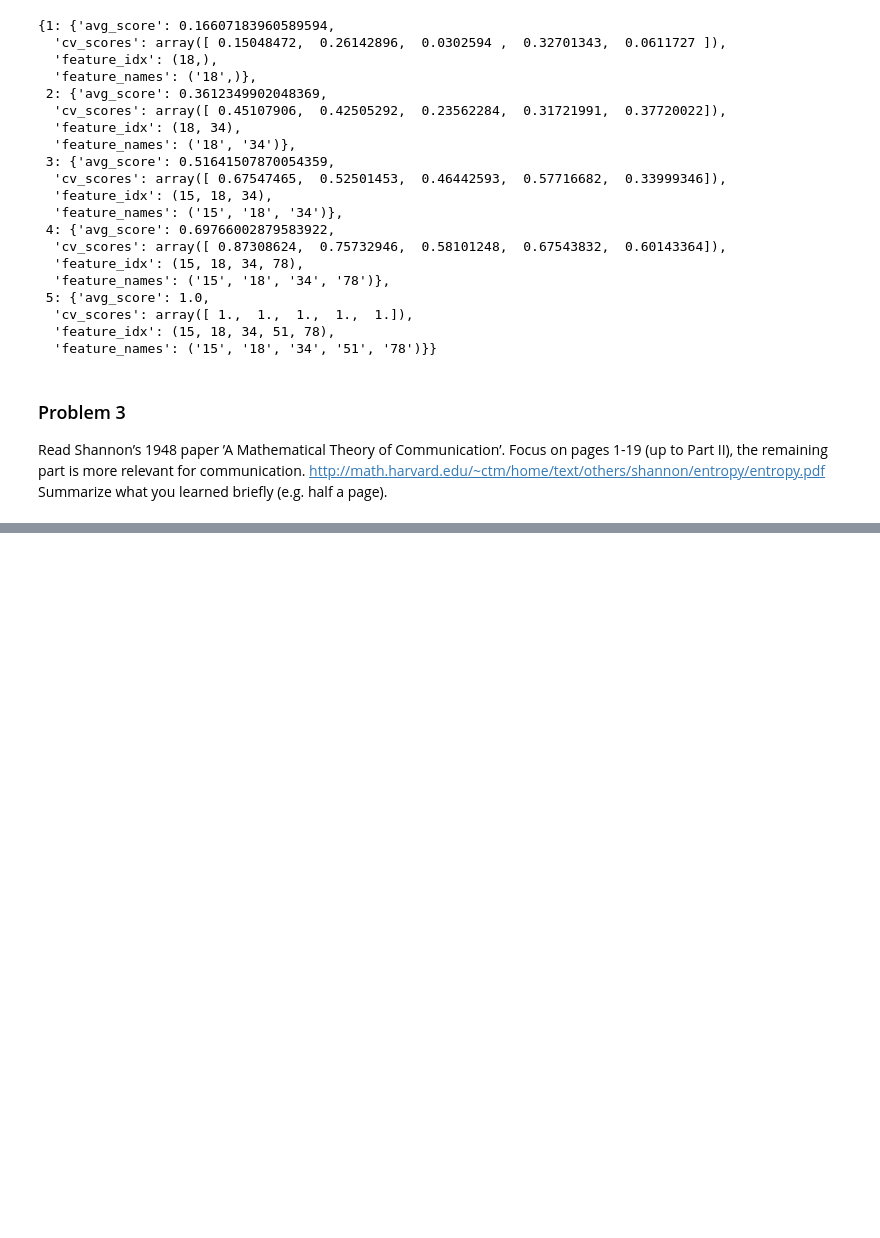
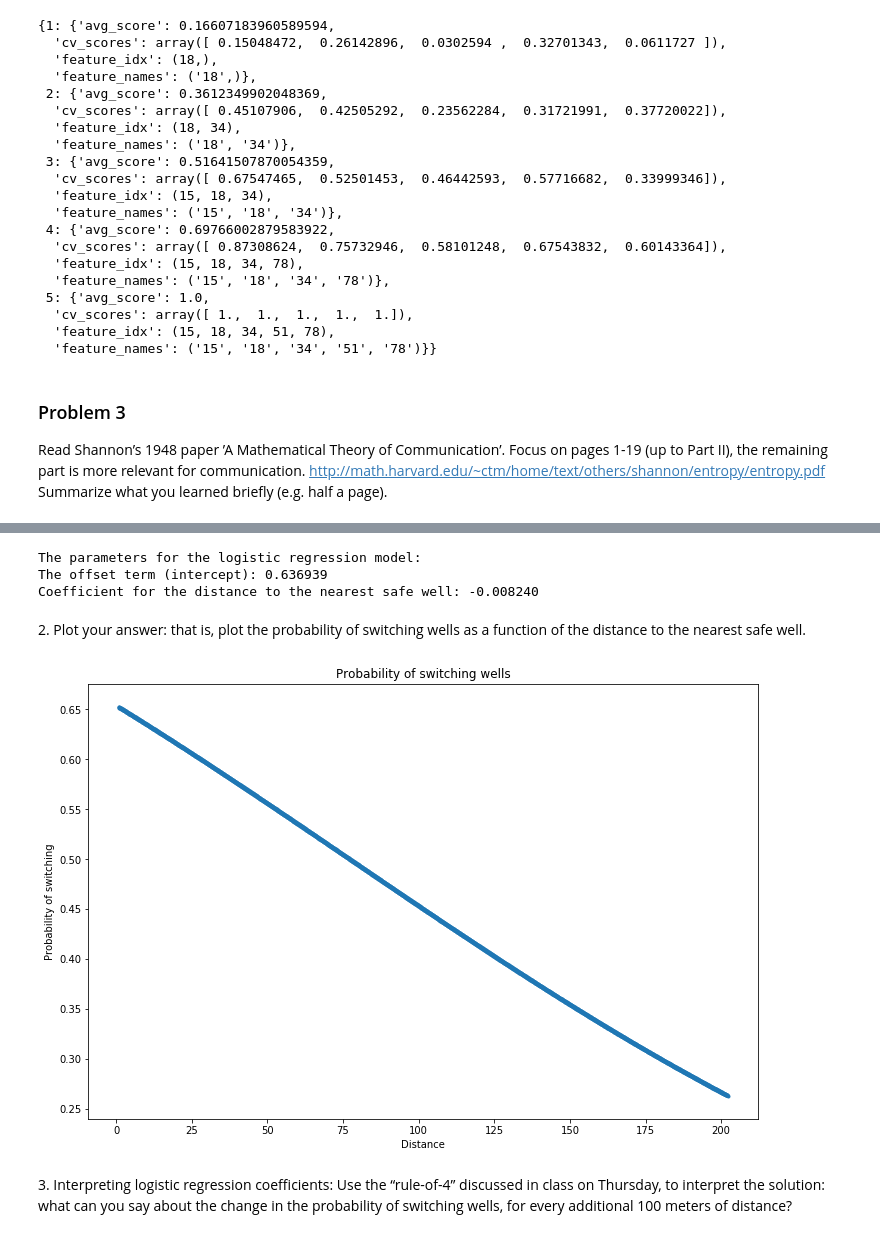
Before and after one commit to mxviteri/bds_hm1, a Jupyter notebook: hw4/HW4.ipynb, the cells around one changed output, grey strips where cells are left out. Drawn from its saved outputs; the diff is of its cells as text; code cells hidden in the pictures; blank space fills up the shorter version.

```diff
--- a/hw4/HW4.ipynb
+++ b/hw4/HW4.ipynb
@@ -228,0 +561,5 @@ bonus!
+# %%
+col_names = list(arsenic_data.columns)
+col_names = [re.sub('"', '', x) for x in col_names]
+arsenic_data.columns = col_names
+arsenic_data.head()
@@ -229 +573,4 @@ bonus!
+# %%
+X = arsenic_data.values[:, 1:]
+Y = arsenic_data.values[:, 0]
 # %% [markdown]
@@ -247,0 +585,9 @@ One natural choice is to ask if after normalizing by the respective standard dev
+# %%
+# Split the dataset into training data and testing data
+X_train, X_test, y_train, y_test = train_test_split(X, Y, test_size=0.7, random_state=0)
+# Extract the distance to the nearest safe well feature.
+X_dist_train = X_train[:, [1]]
+X_dist_test = X_test[:, [1]]
+# Specifies if a constant namely an offset term should be added to the decision function.
+LR = LogisticRegression(fit_intercept=True)
+LR.fit(X_dist_train, y_train)
@@ -247,0 +601,25 @@ One natural choice is to ask if after normalizing by the respective standard dev
+# %%
+print("The parameters for the logistic regression model: ")
+print("The offset term (intercept): %f" % LR.intercept_)
+print("Coefficient for the distance to the nearest safe well: %f" % LR.coef_)
+# %% [output]
+The parameters for the logistic regression model:
+The offset term (intercept): 0.636939
+Coefficient for the distance to the nearest safe well: -0.008240
+# %% [markdown]
+2\. Plot your answer: that is, plot the probability of switching wells as a function of the distance to the nearest safe well.
+# %%
+plot_x = np.arange(X_dist_train.min(), X_dist_train.max(), 0.1)
+plot_y = LR.predict_proba(plot_x.reshape(-1, 1))[:, 1]
+# %%
+fig = plt.figure(figsize=(12,8))
+ax = plt.subplot(111)
+plt.scatter(plot_x, plot_y, marker='.')
+plt.xlabel("Distance")
+plt.ylabel("Probability of switching")
+plt.title("Probability of switching wells")
+plt.show()
+# %% [output]
+[figure, added]
+# %% [markdown]
+3\. Interpreting logistic regression coefficients: Use the “rule-of-4” discussed in class on Thursday, to interpret the solution: what can you say about the change in the probability of switching wells, for every additional 100 meters of distance?
```
Also changed, not shown: parts of 50 cells of this notebook.
